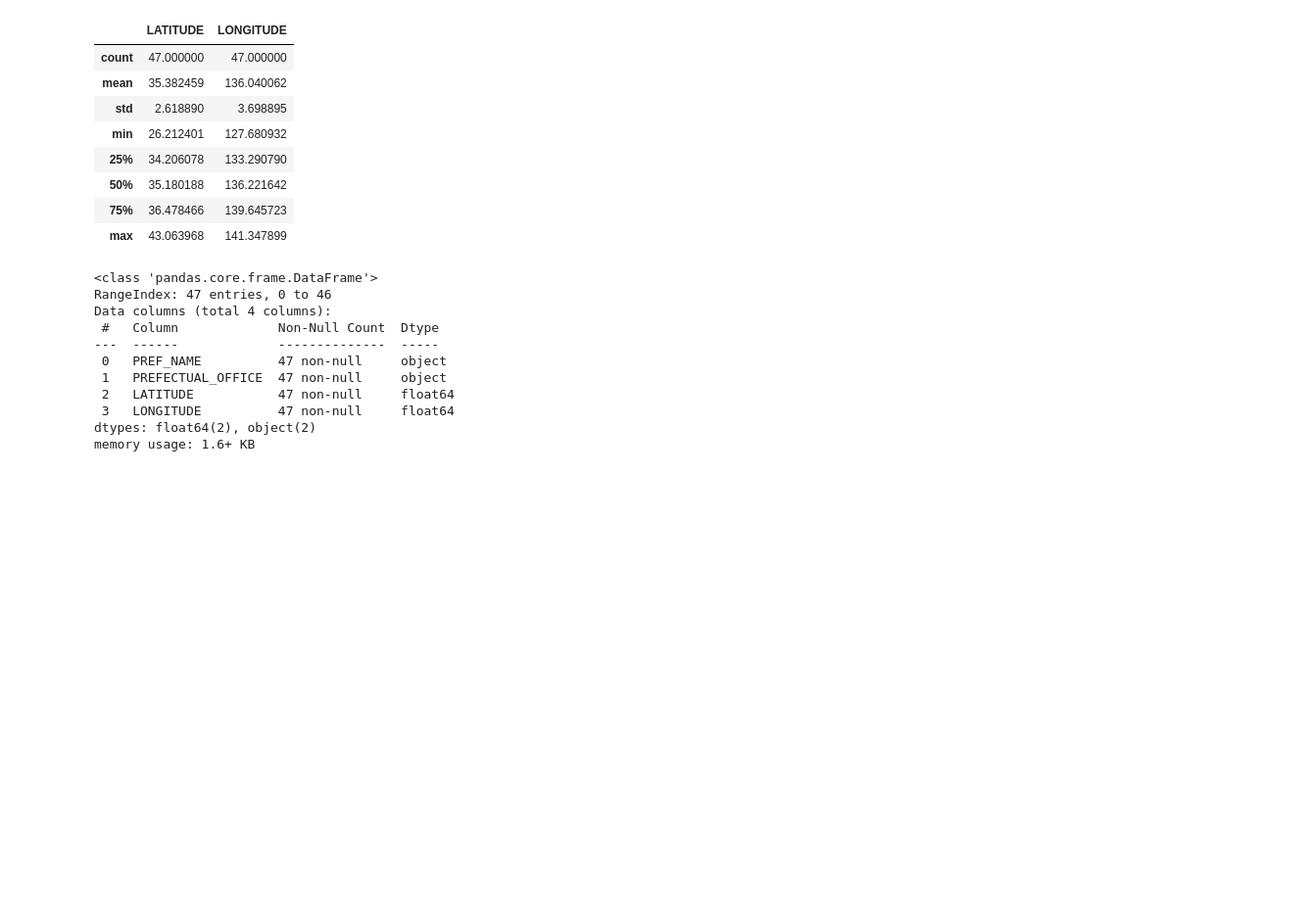
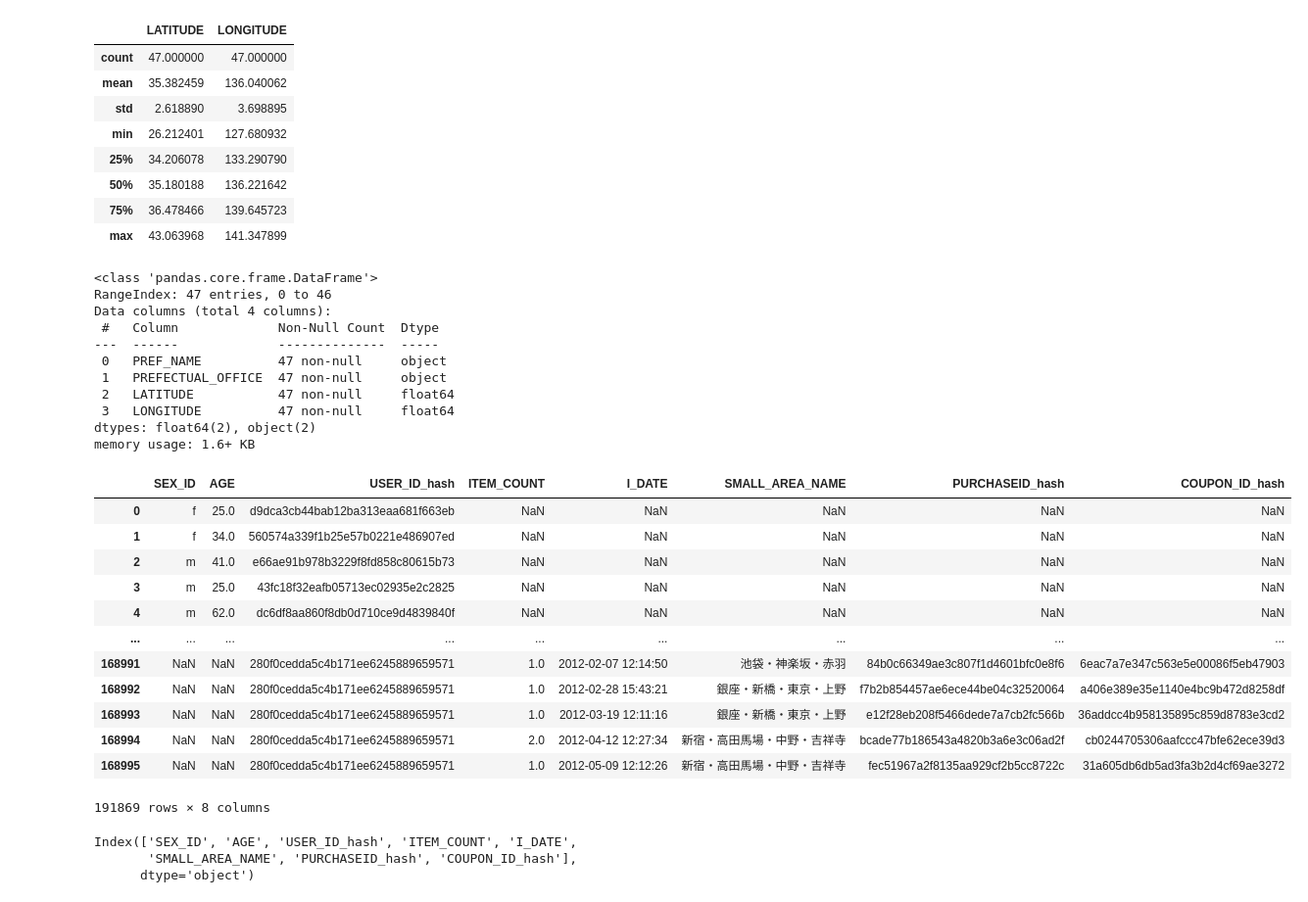
Before and after one commit to MarilynSasha/Marilyn-Capstone3, a Jupyter notebook: coupons.ipynb, the cells around one changed output. Shown: that part at 98% size. Drawn from its saved outputs; the diff is of its cells as text; code cells hidden in the pictures; blank space fills up the shorter version.

Commit message:
filtered dataframes

```diff
--- a/coupons.ipynb
+++ b/coupons.ipynb
@@ -276,0 +307,4 @@ memory usage: 1.0+ MB
+# %%
+# creating users2 dataframe
+users2 = users.drop(['REG_DATE', 'WITHDRAW_DATE','PREF_NAME'],axis=1)
+users2
@@ -325,3 +398,27 @@ Data columns (total 4 columns):
  3   LONGITUDE          47 non-null     float64
 dtypes: float64(2), object(2)
 memory usage: 1.6+ KB
+# %%
+# joining users2 dataframe + detail_train dataframe -- this concat was not working for me as it was giving me NaNs
+user_details = pd.concat([users2, detail_train], join="outer")
+user_details
+# %% [output]
+|  | SEX_ID | AGE | USER_ID_hash | ITEM_COUNT | I_DATE | SMALL_AREA_NAME | PURCHASEID_hash | COUPON_ID_hash |
+| 0 | f | 25.0 | d9dca3cb44bab12ba313eaa681f663eb | NaN | NaN | NaN | NaN | NaN |
+| 1 | f | 34.0 | 560574a339f1b25e57b0221e486907ed | NaN | NaN | NaN | NaN | NaN |
+| 2 | m | 41.0 | e66ae91b978b3229f8fd858c80615b73 | NaN | NaN | NaN | NaN | NaN |
+| 3 | m | 25.0 | 43fc18f32eafb05713ec02935e2c2825 | NaN | NaN | NaN | NaN | NaN |
+| 4 | m | 62.0 | dc6df8aa860f8db0d710ce9d4839840f | NaN | NaN | NaN | NaN | NaN |
+| ... | ... | ... | ... | ... | ... | ... | ... | ... |
+| 168991 | NaN | NaN | 280f0cedda5c4b171ee6245889659571 | 1.0 | 2012-02-07 12:14:50 | 池袋・神楽坂・赤羽 | 84b0c66349ae3c807f1d4601bfc0e8f6 | 6eac7a7e347c563e5e00086f5eb47903 |
+| 168992 | NaN | NaN | 280f0cedda5c4b171ee6245889659571 | 1.0 | 2012-02-28 15:43:21 | 銀座・新橋・東京・上野 | f7b2b854457ae6ece44be04c32520064 | a406e389e35e1140e4bc9b472d8258df |
+| 168993 | NaN | NaN | 280f0cedda5c4b171ee6245889659571 | 1.0 | 2012-03-19 12:11:16 | 銀座・新橋・東京・上野 | e12f28eb208f5466dede7a7cb2fc566b | 36addcc4b958135895c859d8783e3cd2 |
+| 168994 | NaN | NaN | 280f0cedda5c4b171ee6245889659571 | 2.0 | 2012-04-12 12:27:34 | 新宿・高田馬場・中野・吉祥寺 | bcade77b186543a4820b3a6e3c06ad2f | cb0244705306aafccc47bfe62ece39d3 |
+| 168995 | NaN | NaN | 280f0cedda5c4b171ee6245889659571 | 1.0 | 2012-05-09 12:12:26 | 新宿・高田馬場・中野・吉祥寺 | fec51967a2f8135aa929cf2b5cc8722c | 31a605db6db5ad3fa3b2d4cf69ae3272 |
+191869 rows × 8 columns
+# %%
+user_details.columns
+# %% [output]
+Index(['SEX_ID', 'AGE', 'USER_ID_hash', 'ITEM_COUNT', 'I_DATE',
+       'SMALL_AREA_NAME', 'PURCHASEID_hash', 'COUPON_ID_hash'],
+      dtype='object')
```
Also changed, not shown: parts of 24 cells of this notebook.
